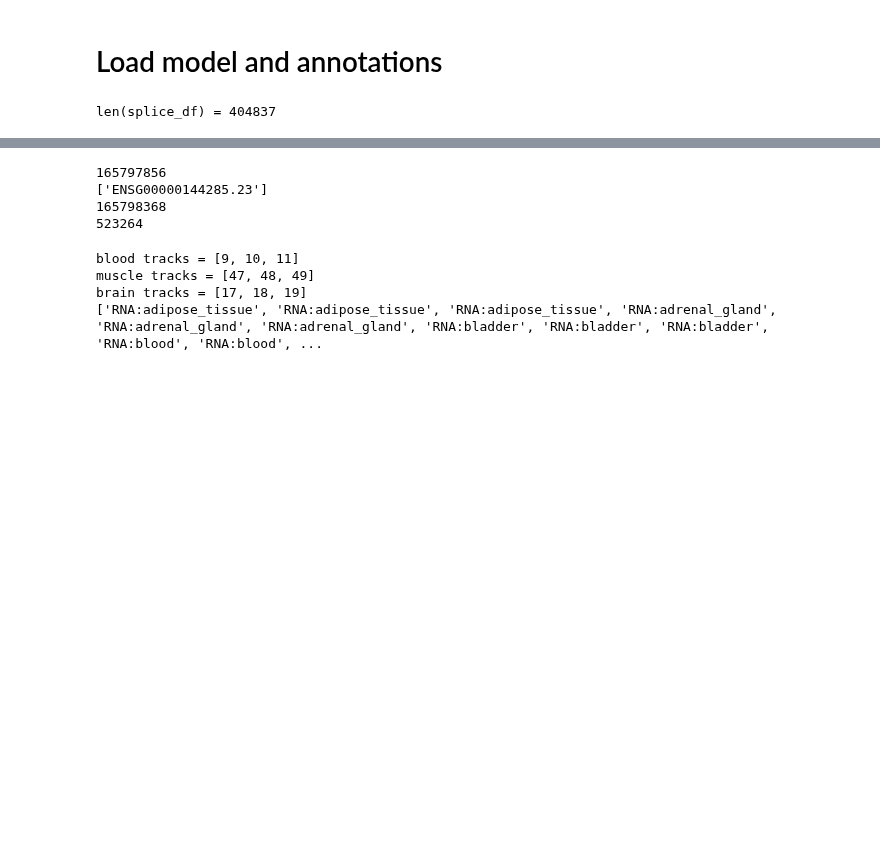
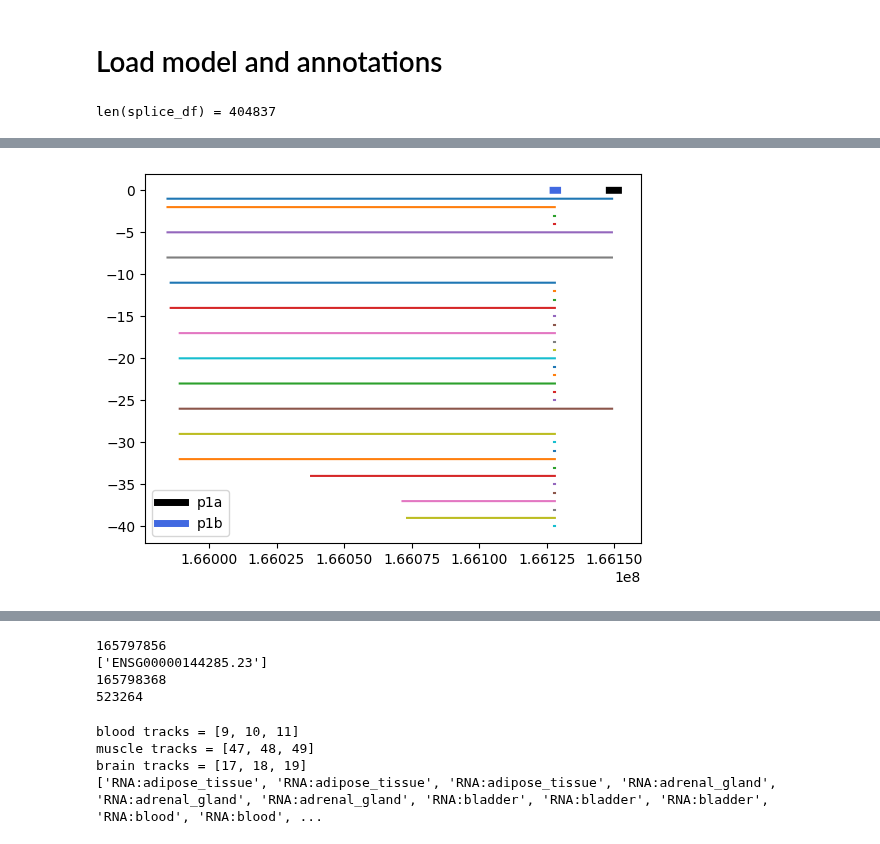
Before and after one commit to dmnburrows/geneseq_predict, a Jupyter notebook: build.ipynb, the cells around one changed output, grey strips where cells are left out. Saved outputs shown, nothing was run; the diff lists cells and outputs as text; code cells hidden in the pictures; blank space fills up the shorter version.

```diff
--- a/build.ipynb
+++ b/build.ipynb
@@ -51,0 +212,16 @@ len(splice_df) = 404837
+# %%
+start,end = scn1a_prom['chromStart'][0],scn1a_prom['chromEnd'][0]
+plt.plot(np.arange(start,end), np.zeros(len(np.arange(start,end))), c = 'k', label = 'p1a', linewidth=5)
+start,end = scn1a_prom['chromStart'][1],scn1a_prom['chromEnd'][1]
+plt.plot(np.arange(start,end), np.zeros(len(np.arange(start,end))), c = 'royalblue', label = 'p1b',linewidth=5)
+
+curr = hits.df[hits.df['Strand'] == '-']
+for c in range(curr.shape[0]):
+    start = curr.iloc[c]['Start']
+    end = curr.iloc[c]['End']
+    plt.plot(np.arange(start,end), np.zeros(len(np.arange(start,end))) - c-1)
+
+plt.legend()
+plt.show()
+# %% [output]
+[figure, added]
```
Also changed, not shown: parts of 24 cells of this notebook, 1 other file.
